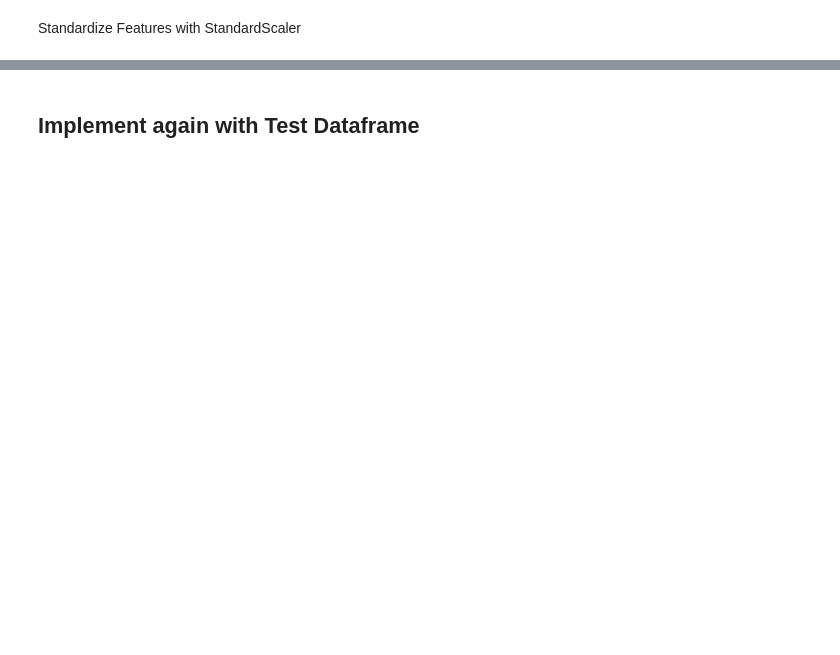
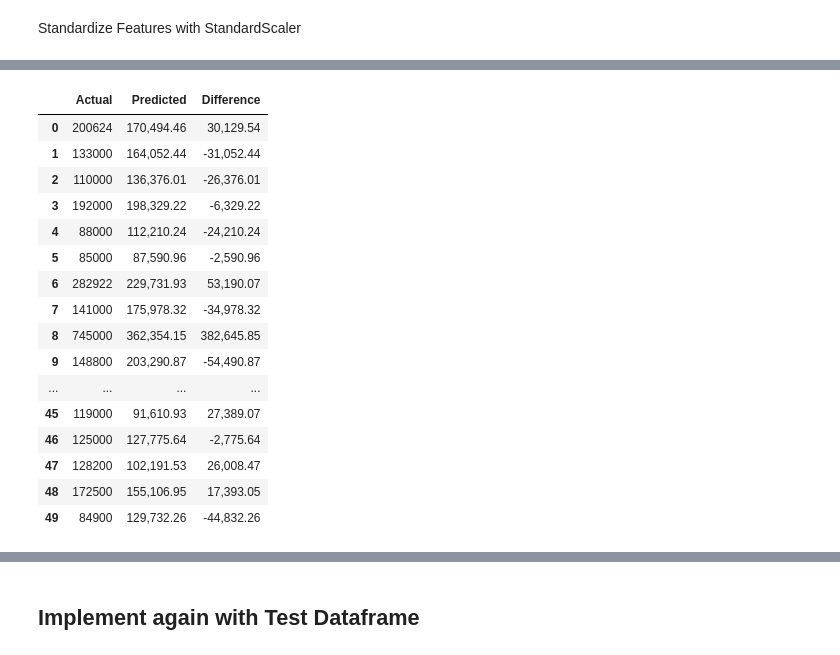
Before and after one commit to mrr28/cs675_midterm, a Jupyter notebook: CS 675 Midterm Project.ipynb, the cells around one changed output, grey strips where cells are left out. Cells and saved outputs as stored; diff of their text form; code cells hidden in the pictures; blank space fills up the shorter version.

```diff
--- a/CS 675 Midterm Project.ipynb
+++ b/CS 675 Midterm Project.ipynb
@@ -290,0 +297,4 @@ df.Gender = [gender[item] for item in df.Gender]
+# %%
+X = train_feats[['LotArea','OverallRating','YearBuilt','BsmtQual','BsmtCond','HeatingQC','CentralAir',
+                'KitchenQual','Functional','Fireplaces']].values
+y = train_df['SalePrice'].values
@@ -290,0 +339,22 @@ df.Gender = [gender[item] for item in df.Gender]
+# %%
+train_res = pd.DataFrame({'Actual': y_test.flatten(), 'Predicted': y_pred.flatten()})
+train_res['Difference'] = train_res['Actual'] - train_res['Predicted']
+train_res.head(50)
+# %% [output]
+|  | Actual | Predicted | Difference |
+| 0 | 200624 | 170,494.46 | 30,129.54 |
+| 1 | 133000 | 164,052.44 | -31,052.44 |
+| 2 | 110000 | 136,376.01 | -26,376.01 |
+| 3 | 192000 | 198,329.22 | -6,329.22 |
+| 4 | 88000 | 112,210.24 | -24,210.24 |
+| 5 | 85000 | 87,590.96 | -2,590.96 |
+| 6 | 282922 | 229,731.93 | 53,190.07 |
+| 7 | 141000 | 175,978.32 | -34,978.32 |
+| 8 | 745000 | 362,354.15 | 382,645.85 |
+| 9 | 148800 | 203,290.87 | -54,490.87 |
+| ... | ... | ... | ... |
+| 45 | 119000 | 91,610.93 | 27,389.07 |
+| 46 | 125000 | 127,775.64 | -2,775.64 |
+| 47 | 128200 | 102,191.53 | 26,008.47 |
+| 48 | 172500 | 155,106.95 | 17,393.05 |
+| 49 | 84900 | 129,732.26 | -44,832.26 |
```
Also changed, not shown: parts of 59 cells of this notebook.
